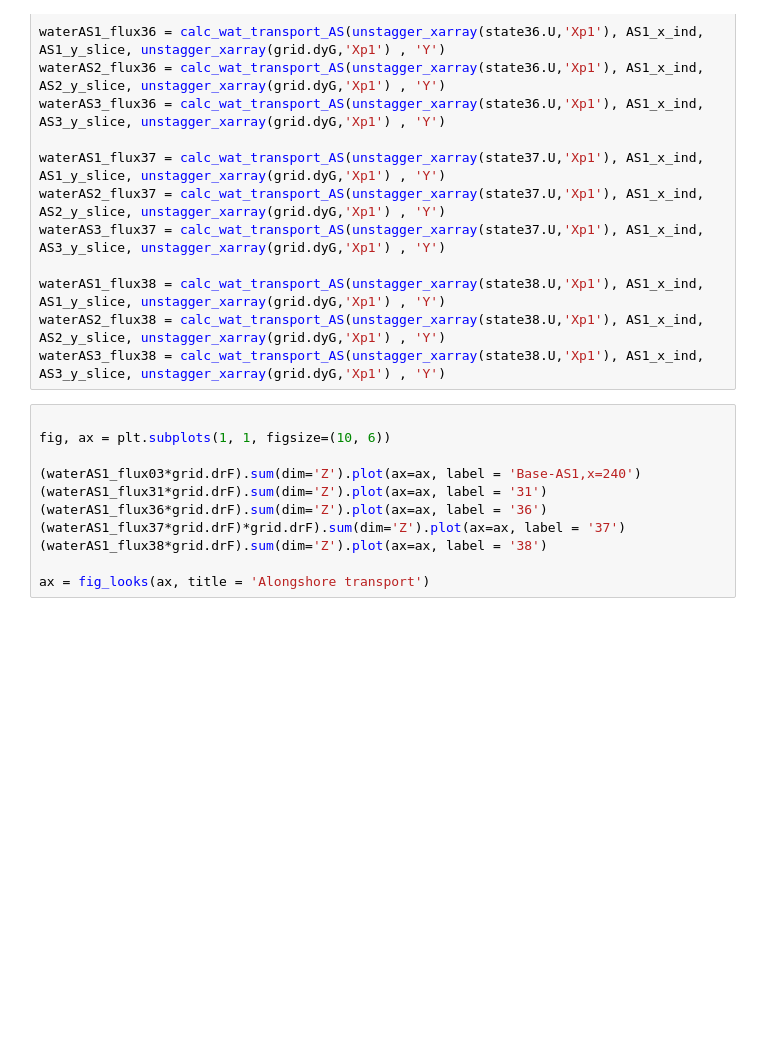
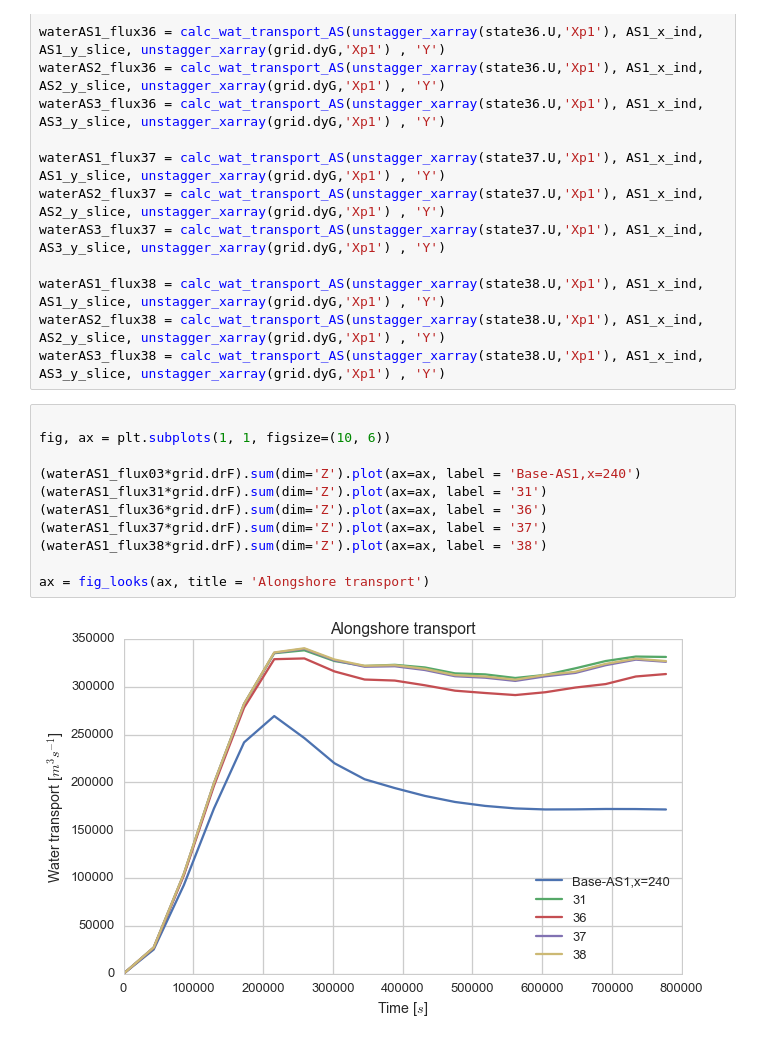
Before and after one commit to UBC-MOAD/outputanalysisnotebooks, a Jupyter notebook: Transports/water_transports_viscosity.ipynb, the cells around one changed output. Saved outputs shown, nothing was run; the diff lists cells and outputs as text; blank space fills up the shorter version.

```diff
--- a/Transports/water_transports_viscosity.ipynb
+++ b/Transports/water_transports_viscosity.ipynb
@@ -291,14 +291,16 @@ waterAS3_flux38 = calc_wat_transport_AS(unstagger_xarray(state38.U,'Xp1'), AS1_x
 # %%
 
 fig, ax = plt.subplots(1, 1, figsize=(10, 6))
 
 (waterAS1_flux03*grid.drF).sum(dim='Z').plot(ax=ax, label = 'Base-AS1,x=240')
 (waterAS1_flux31*grid.drF).sum(dim='Z').plot(ax=ax, label = '31')
 (waterAS1_flux36*grid.drF).sum(dim='Z').plot(ax=ax, label = '36')
-(waterAS1_flux37*grid.drF)*grid.drF).sum(dim='Z').plot(ax=ax, label = '37')
+(waterAS1_flux37*grid.drF).sum(dim='Z').plot(ax=ax, label = '37')
 (waterAS1_flux38*grid.drF).sum(dim='Z').plot(ax=ax, label = '38')
 
 ax = fig_looks(ax, title = 'Alongshore transport')
+# %% [output]
+[figure, added]
 # %%
 fig, ax = plt.subplots(1, 1, figsize=(10, 6))
 
```
Also changed, not shown: parts of 3 cells of this notebook, 7 other files.
